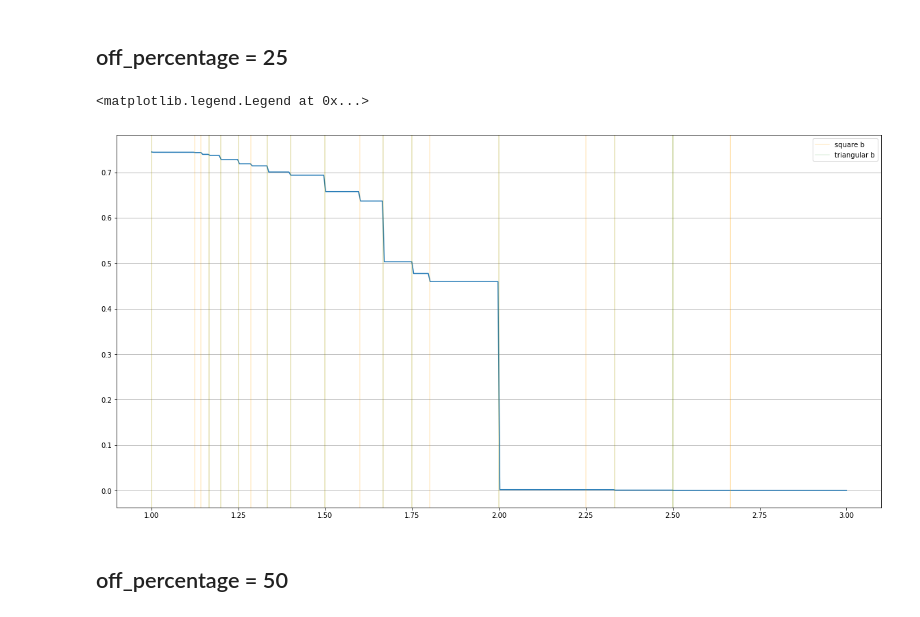
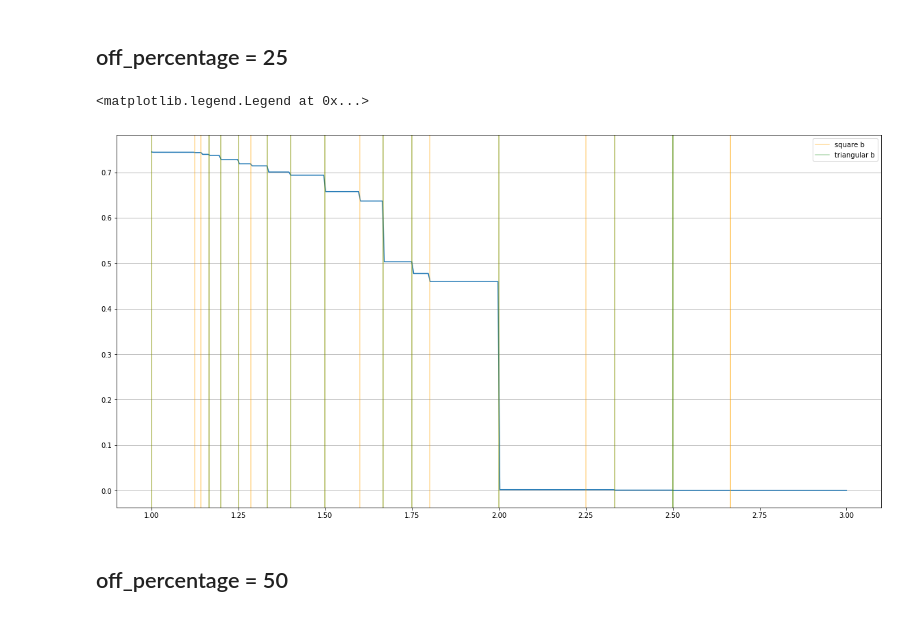
Before and after one commit to bu147/spatial-games-square-grid, a Jupyter notebook: Square_chaos.ipynb, the cells around one changed output. Saved outputs shown, nothing was run; the diff lists cells and outputs as text; code cells hidden in the pictures.

```diff
--- a/Square_chaos.ipynb
+++ b/Square_chaos.ipynb
@@ -16,0 +68,21 @@ evol1=500
+# %%
+size=99
+percentage=50
+off_percentage=np.array([0,10,25,50,60])
+aver=np.zeros(len(off_percentage))
+
+for i in range(len(off_percentage)):
+    for seed in range(10):
+        random.seed(seed)
+        instance = np.array(np.random.rand(size, size) <= 0.01 * off_percentage[i], dtype=int) * (-1)
+        active_indexes=(-1-instance).nonzero()
+        active_size=active_indexes[0].size
+        active = np.array(np.random.rand(active_size) > 0.01 * percentage, dtype=int)
+        instance[active_indexes]=np.copy(active)
+        aver[i]+=lcn(instance)
+    aver[i]/=10
+
+fig,ax=plt.subplots(1,1,figsize=(20,10))
+ax.grid(b=True)
+ax.plot(off_percentage,aver, '--o', ms=20)
+ax.tick_params(axis='both', which='major', labelsize=40)
@@ -113,20 +191,20 @@ for i in range(len(bs)):
 # %%
 fig,ax=plt.subplots(1,1,figsize=(20,10))
 ax.grid(b=True,axis='y')
 ax.plot(bs,aver_all25)
 
 for b in (b_points-eps):
-    ax.axvline(b,color='orange',alpha=0.2)
-ax.axvline(b,color='orange',alpha=0.2,label='square b')
+    ax.axvline(b,color='orange',alpha=0.4)
+ax.axvline(b,color='orange',alpha=0.4,label='square b')
 
 for b in (b_triangular-eps):
-    ax.axvline(b,color='green',alpha=0.1)
-ax.axvline(b,color='green',alpha=0.1,label='triangular b')
+    ax.axvline(b,color='green',alpha=0.3)
+ax.axvline(b,color='green',alpha=0.3,label='triangular b')
 
 ax.legend()
 # %% [output]
 <matplotlib.legend.Legend at 0x...>
-[figure, old version]
+[figure, new version]
 # %% [markdown]
 ## off_percentage = 50
 # %%
```
Also changed, not shown: parts of 5 cells of this notebook, 1 other file.
